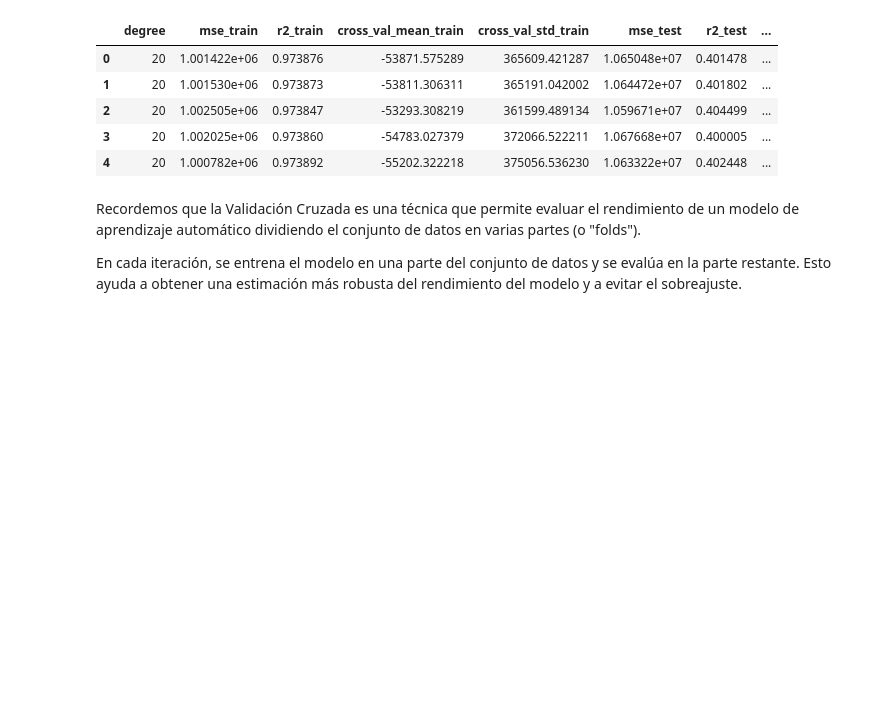
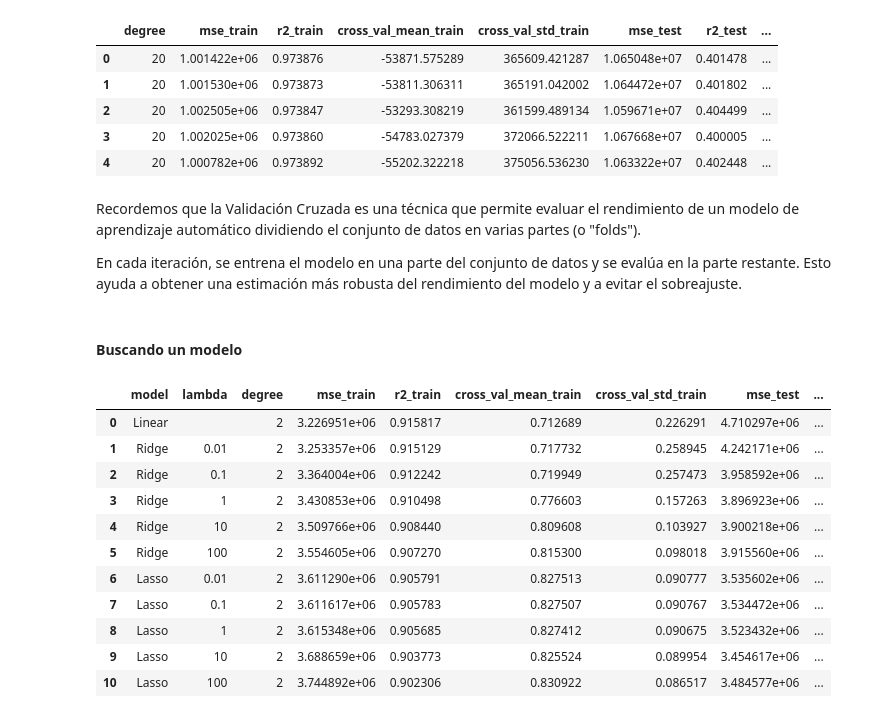
Before and after one commit to roicort/PCIC, a Jupyter notebook: ML/T2/1-Precios.ipynb, the cells around one changed output. Saved outputs shown, nothing was run; the diff lists cells and outputs as text; code cells hidden in the pictures; blank space fills up the shorter version.

```diff
--- a/ML/T2/1-Precios.ipynb
+++ b/ML/T2/1-Precios.ipynb
@@ -196,7 +196,7 @@ validación cruzada de 5 particiones. Selecciona uno de los modelos y reporta su
 conjunto de prueba.
 # %%
 
-def PolynomialTranAndEval(degree, X_train, X_test, y_train, y_test, model):
+def PolynomialTrainAndEval(degree, X_train, X_test, y_train, y_test, model):
     """
     Entrena y evalúa un modelo de regresión polinómica.
 
@@ -381,3 +396,56 @@ lasso_results['lambda'] = [str(alpha) for alpha in lambdas]
 fig = px.bar(ridge_results, x='lambda', y=['mse_train', 'r2_train', 'cross_val_mean_train', 'cross_val_std_train'], title='Ridge Results')
 fig.update_layout(title='Ridge Results', xaxis_title='Lambda', yaxis_title='Score')
 fig.show()
+# %% [markdown]
+#### Buscando un modelo
+# %%
+from sklearn.linear_model import Ridge, Lasso
+
+X_train, X_test, y_train, y_test = train_test_split(X[selected_features], y, test_size=0.2, random_state=42)
+
+# Valores de lambda (alpha en scikit-learn)
+lambdas = [0.01, 0.1, 1, 10, 100]
+
+linear_results = []
+degree = 2
+ridge_results = []
+lasso_results = []
+
+linear_results = PolynomialTrainAndEval(degree, X_train, X_test, y_train, y_test, LinearRegression())
+
+ridge_results = Parallel(n_jobs=-1)(
+    delayed(PolynomialTrainAndEval)(degree, X_train, X_test, y_train, y_test, Ridge(alpha=alpha))
+    for alpha in lambdas
+)
+
+lasso_results = Parallel(n_jobs=-1)(
+    delayed(PolynomialTrainAndEval)(degree, X_train, X_test, y_train, y_test, Lasso(alpha=alpha, max_iter=10000))
+    for alpha in lambdas
+)
+
+linear_results = pd.DataFrame(linear_results, index=[0])
+ridge_results = pd.DataFrame(ridge_results)
+lasso_results = pd.DataFrame(lasso_results)
+# %%
+# Combinar los resultados
+finalresults = pd.concat([linear_results, ridge_results, lasso_results], axis=0)
+finalresults['model'] = ['Linear'] + ['Ridge'] * len(ridge_results) + ['Lasso'] * len(lasso_results)
+finalresults['lambda'] = [''] + [str(alpha) for alpha in lambdas] + [str(alpha) for alpha in lambdas]
+finalresults = finalresults[['model', 'lambda', 'degree', 'mse_train', 'r2_train', 'cross_val_mean_train', 'cross_val_std_train',
+                   'mse_test', 'r2_test', 'cross_val_mean_test', 'cross_val_std_test']]
+finalresults = finalresults.reset_index(drop=True)
+# %%
+finalresults
+# %% [output]
+|  | model | lambda | degree | mse_train | r2_train | cross_val_mean_train | cross_val_std_train | mse_test | ... |
+| 0 | Linear |  | 2 | 3.226951e+06 | 0.915817 | 0.712689 | 0.226291 | 4.710297e+06 | ... |
+| 1 | Ridge | 0.01 | 2 | 3.253357e+06 | 0.915129 | 0.717732 | 0.258945 | 4.242171e+06 | ... |
+| 2 | Ridge | 0.1 | 2 | 3.364004e+06 | 0.912242 | 0.719949 | 0.257473 | 3.958592e+06 | ... |
+| 3 | Ridge | 1 | 2 | 3.430853e+06 | 0.910498 | 0.776603 | 0.157263 | 3.896923e+06 | ... |
+| 4 | Ridge | 10 | 2 | 3.509766e+06 | 0.908440 | 0.809608 | 0.103927 | 3.900218e+06 | ... |
+| 5 | Ridge | 100 | 2 | 3.554605e+06 | 0.907270 | 0.815300 | 0.098018 | 3.915560e+06 | ... |
+| 6 | Lasso | 0.01 | 2 | 3.611290e+06 | 0.905791 | 0.827513 | 0.090777 | 3.535602e+06 | ... |
+| 7 | Lasso | 0.1 | 2 | 3.611617e+06 | 0.905783 | 0.827507 | 0.090767 | 3.534472e+06 | ... |
+| 8 | Lasso | 1 | 2 | 3.615348e+06 | 0.905685 | 0.827412 | 0.090675 | 3.523432e+06 | ... |
+| 9 | Lasso | 10 | 2 | 3.688659e+06 | 0.903773 | 0.825524 | 0.089954 | 3.454617e+06 | ... |
+| 10 | Lasso | 100 | 2 | 3.744892e+06 | 0.902306 | 0.830922 | 0.086517 | 3.484577e+06 | ... |
```
Also changed, not shown: parts of 11 cells of this notebook.
